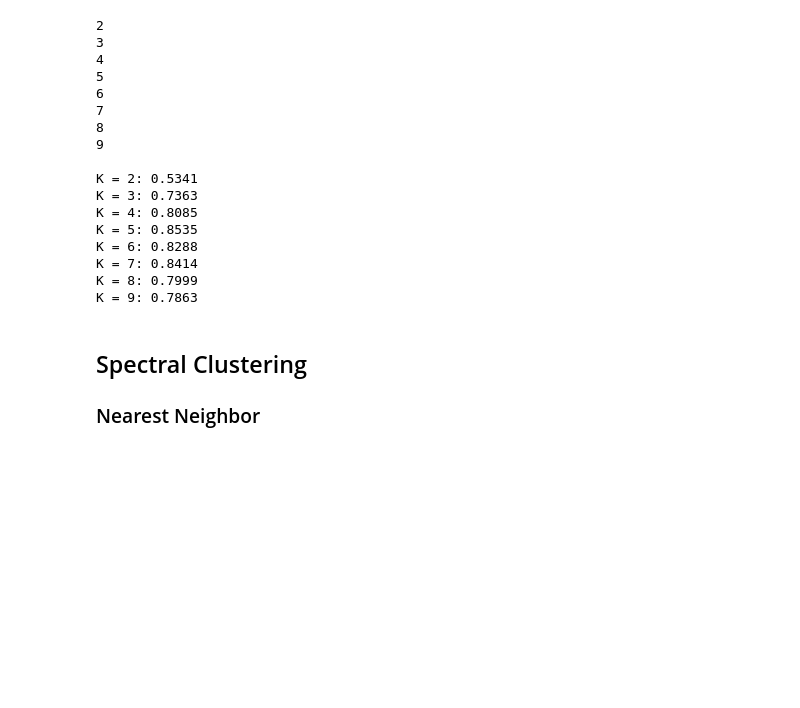
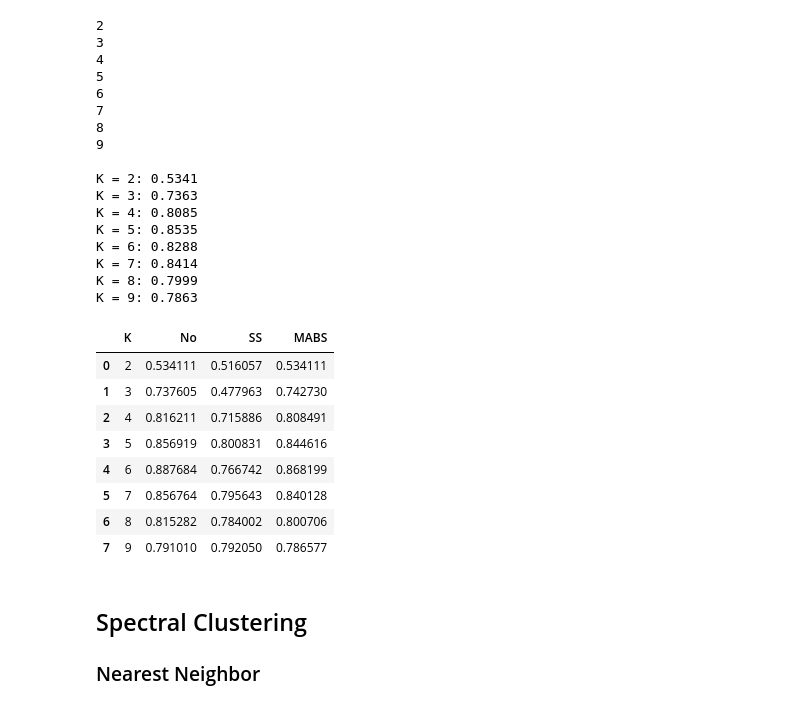
Before and after one commit to 4llu/data-mining-course, a Jupyter notebook: genedata.ipynb, the cells around one changed output. Saved outputs shown, nothing was run; the diff lists cells and outputs as text; code cells hidden in the pictures; blank space fills up the shorter version.

```diff
--- a/genedata.ipynb
+++ b/genedata.ipynb
@@ -195,6 +197,24 @@ K = 6: 0.8288
 K = 7: 0.8414
 K = 8: 0.7999
 K = 9: 0.7863
+# %%
+results_km = {
+    "K": list(range(2, 10)),
+    "No": scores_km,
+    "SS": scores_km_pr,
+    "MABS": scores_km_mabs
+}
+pd.DataFrame(results_km)
+# %% [output]
+|  | K | No | SS | MABS |
+| 0 | 2 | 0.534111 | 0.516057 | 0.534111 |
+| 1 | 3 | 0.737605 | 0.477963 | 0.742730 |
+| 2 | 4 | 0.816211 | 0.715886 | 0.808491 |
+| 3 | 5 | 0.856919 | 0.800831 | 0.844616 |
+| 4 | 6 | 0.887684 | 0.766742 | 0.868199 |
+| 5 | 7 | 0.856764 | 0.795643 | 0.840128 |
+| 6 | 8 | 0.815282 | 0.784002 | 0.800706 |
+| 7 | 9 | 0.791010 | 0.792050 | 0.786577 |
 # %% [markdown]
 ## Spectral Clustering
 
```
Also changed, not shown: parts of 13 cells of this notebook, 3 other files.
